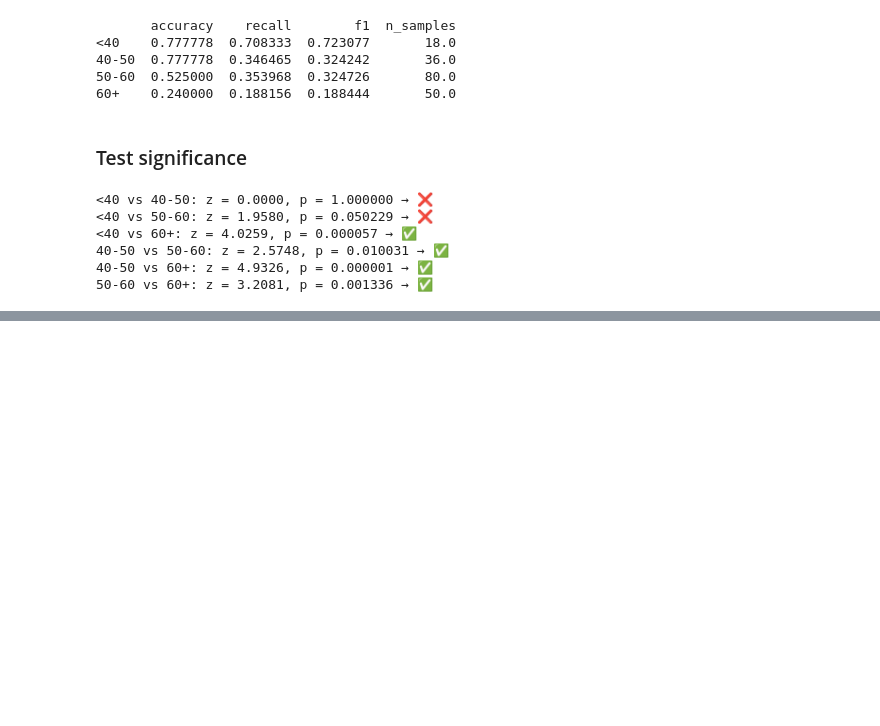
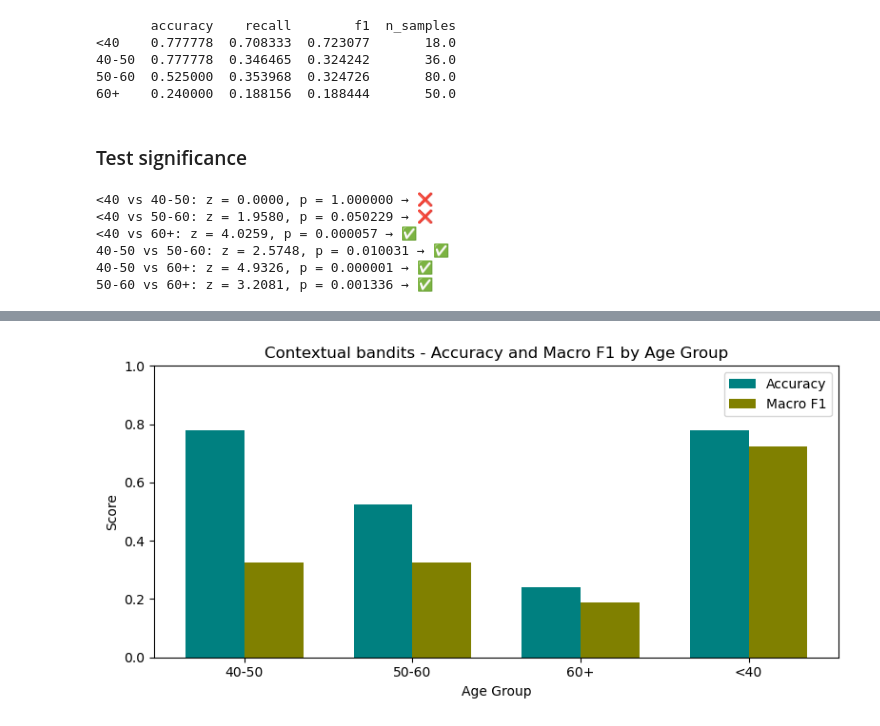
Before and after one commit to aniqu18/fairness-analysis-rl, a Jupyter notebook: notebooks/train_eval/contextual_bandits_train_eval.ipynb, the cells around one changed output, grey strips where cells are left out. Cells and saved outputs as stored; diff of their text form; code cells hidden in the pictures; blank space fills up the shorter version.

```diff
--- a/notebooks/train_eval/contextual_bandits_train_eval.ipynb
+++ b/notebooks/train_eval/contextual_bandits_train_eval.ipynb
@@ -431,0 +575,47 @@ with open("../../results/cb_age_original_significance.json", "w") as f:
+# %%
+import matplotlib.pyplot as plt
+import pandas as pd
+import numpy as np
+from sklearn.metrics import accuracy_score, f1_score
+
+NUM_ACTIONS = 5
+
+# Load age analysis file
+df_age = pd.read_csv("../../data/age_analysis/Xy_test_age_analysis.csv").rename(columns={"num": "true"})
+df_age['pred'] = df_test["pred"]
+age_groups = sorted(df_age['age_group'].unique())
+acc_by_age = []
+f1_by_age = []
+cum_correct_by_age = []
+pred_rates_by_age = []
+
+for g in age_groups:
+        mask = df_age['age_group'] == g
+        y_true = df_age.loc[mask, 'true']
+        y_pred = df_age.loc[mask, 'pred']
+
+        acc_by_age.append(accuracy_score(y_true, y_pred))
+        f1_by_age.append(f1_score(y_true, y_pred, average='macro'))
+        cum_correct_by_age.append(np.cumsum((y_pred==y_true).astype(int)))
+        pred_rates_by_age.append([(y_pred==c).mean() for c in range(NUM_ACTIONS)])
+
+
+age_colors = plt.cm.viridis(np.linspace(0.3,0.8,len(age_groups)))
+
+
+x = np.arange(len(age_groups))
+width = 0.35
+plt.figure(figsize=(8,4))
+plt.bar(x - width/2, acc_by_age, width, label="Accuracy", color='teal')
+plt.bar(x + width/2, f1_by_age, width, label="Macro F1", color='olive')
+
+plt.xticks(x, age_groups)
+plt.ylim(0,1)
+plt.xlabel("Age Group")
+plt.ylabel("Score")
+plt.title("Contextual bandits - Accuracy and Macro F1 by Age Group")
+plt.legend()
+plt.tight_layout()
+plt.show()
+# %% [output]
+[figure, added]
```
Also changed, not shown: parts of 21 cells of this notebook, 11 other files.
